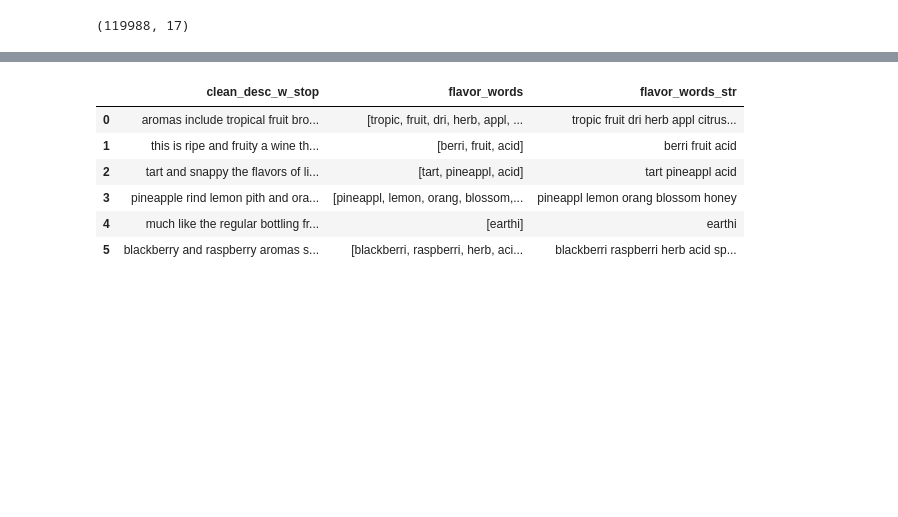
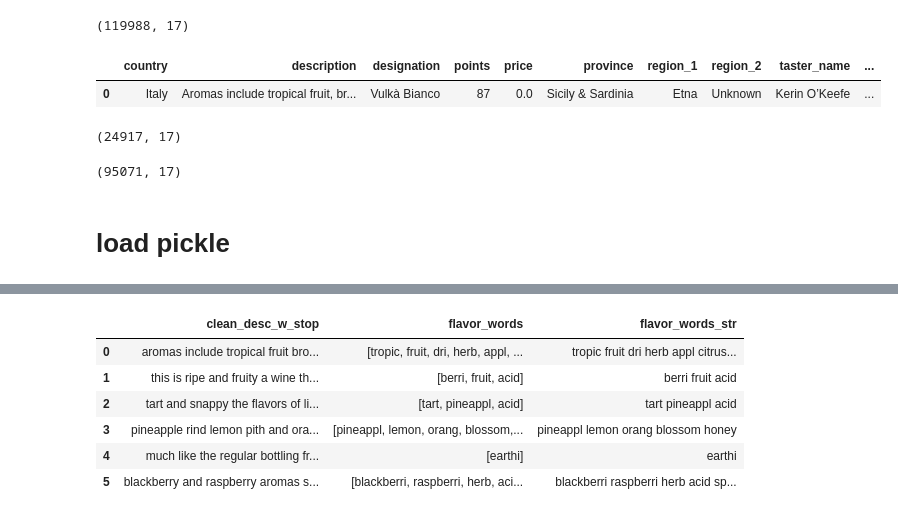
Before and after one commit to YufenLin/personal_sommelier, a Jupyter notebook: notebooks/personal_sommelier.ipynb, the cells around one changed output, grey strips where cells are left out. Drawn from its saved outputs; the diff is of its cells as text; code cells hidden in the pictures; blank space fills up the shorter version.

```diff
--- a/notebooks/personal_sommelier.ipynb
+++ b/notebooks/personal_sommelier.ipynb
@@ -551,3 +550,12 @@ wine_sample.shape
 # (119988, 17)
 # %% [output]
 (119988, 17)
+# %%
+wine_sample.head(1)
+# %% [output]
+|  | country | description | designation | points | price | province | region_1 | region_2 | taster_name | ... |
+| 0 | Italy | Aromas include tropical fruit, br... | Vulkà Bianco | 87 | 0.0 | Sicily & Sardinia | Etna | Unknown | Kerin O’Keefe | ... |
+# %%
+wine_sample[wine_sample['taster_name']=='Unknown'].shape
+# %% [output]
+(24917, 17)
@@ -553,0 +564,4 @@ wine_sample.shape
+# %%
+wine_user.shape
+# %% [output]
+(95071, 17)
@@ -553,0 +571,2 @@ wine_sample.shape
+# %% [markdown]
+# load pickle
```
Also changed, not shown: parts of 63 cells of this notebook.
